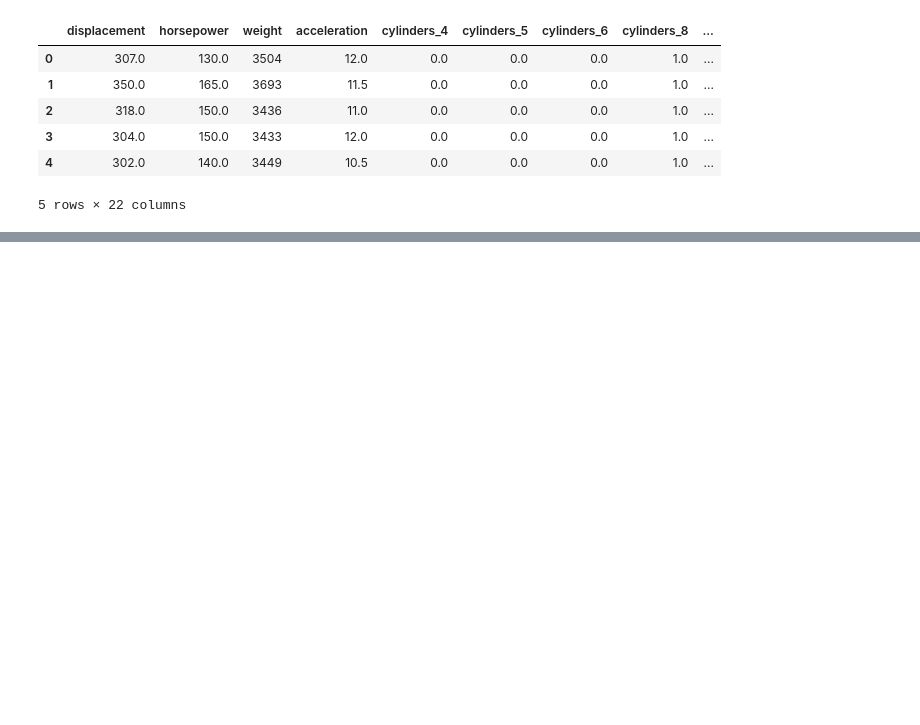
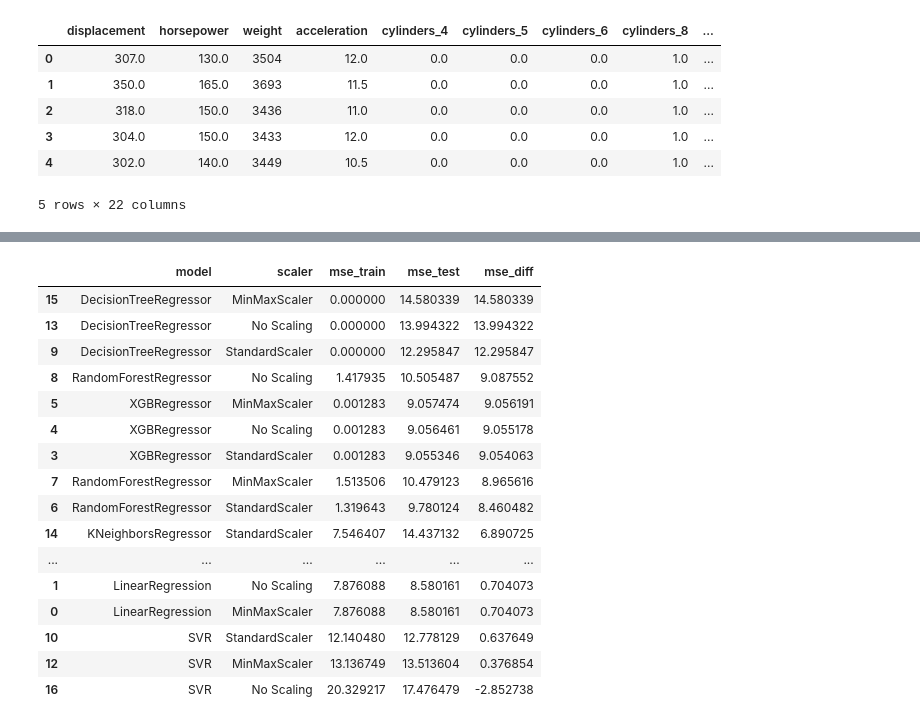
Before and after one commit to calony/SQL_ML_pipeline, a Jupyter notebook: SQL_Pipeline.ipynb, the cells around one changed output, grey strips where cells are left out. Saved outputs shown, nothing was run; the diff lists cells and outputs as text; code cells hidden in the pictures; blank space fills up the shorter version.

```diff
--- a/SQL_Pipeline.ipynb
+++ b/SQL_Pipeline.ipynb
@@ -224,0 +227,23 @@ plt.xlabel('Mean Squared Error(MSE)');
+# %%
+# Evaluate which model is overfitting
+
+results['mse_diff'] = results['mse_test'] - results['mse_train']
+results.sort_values(by='mse_diff', ascending=False)
+# %% [output]
+|  | model | scaler | mse_train | mse_test | mse_diff |
+| 15 | DecisionTreeRegressor | MinMaxScaler | 0.000000 | 14.580339 | 14.580339 |
+| 13 | DecisionTreeRegressor | No Scaling | 0.000000 | 13.994322 | 13.994322 |
+| 9 | DecisionTreeRegressor | StandardScaler | 0.000000 | 12.295847 | 12.295847 |
+| 8 | RandomForestRegressor | No Scaling | 1.417935 | 10.505487 | 9.087552 |
+| 5 | XGBRegressor | MinMaxScaler | 0.001283 | 9.057474 | 9.056191 |
+| 4 | XGBRegressor | No Scaling | 0.001283 | 9.056461 | 9.055178 |
+| 3 | XGBRegressor | StandardScaler | 0.001283 | 9.055346 | 9.054063 |
+| 7 | RandomForestRegressor | MinMaxScaler | 1.513506 | 10.479123 | 8.965616 |
+| 6 | RandomForestRegressor | StandardScaler | 1.319643 | 9.780124 | 8.460482 |
+| 14 | KNeighborsRegressor | StandardScaler | 7.546407 | 14.437132 | 6.890725 |
+| ... | ... | ... | ... | ... | ... |
+| 1 | LinearRegression | No Scaling | 7.876088 | 8.580161 | 0.704073 |
+| 0 | LinearRegression | MinMaxScaler | 7.876088 | 8.580161 | 0.704073 |
+| 10 | SVR | StandardScaler | 12.140480 | 12.778129 | 0.637649 |
+| 12 | SVR | MinMaxScaler | 13.136749 | 13.513604 | 0.376854 |
+| 16 | SVR | No Scaling | 20.329217 | 17.476479 | -2.852738 |
```
Also changed, not shown: parts of 5 cells of this notebook.
